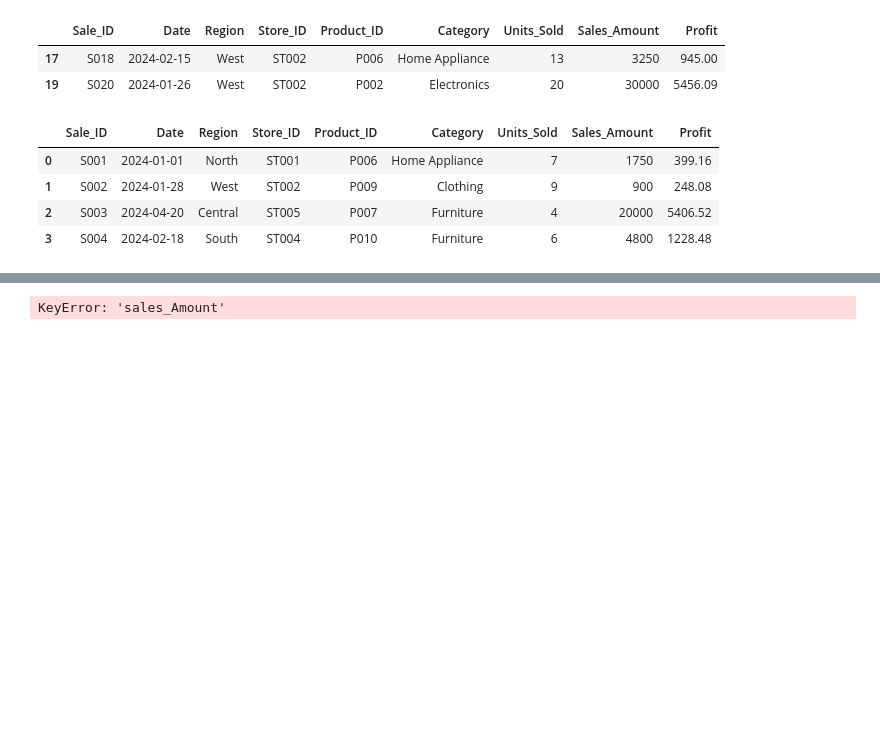
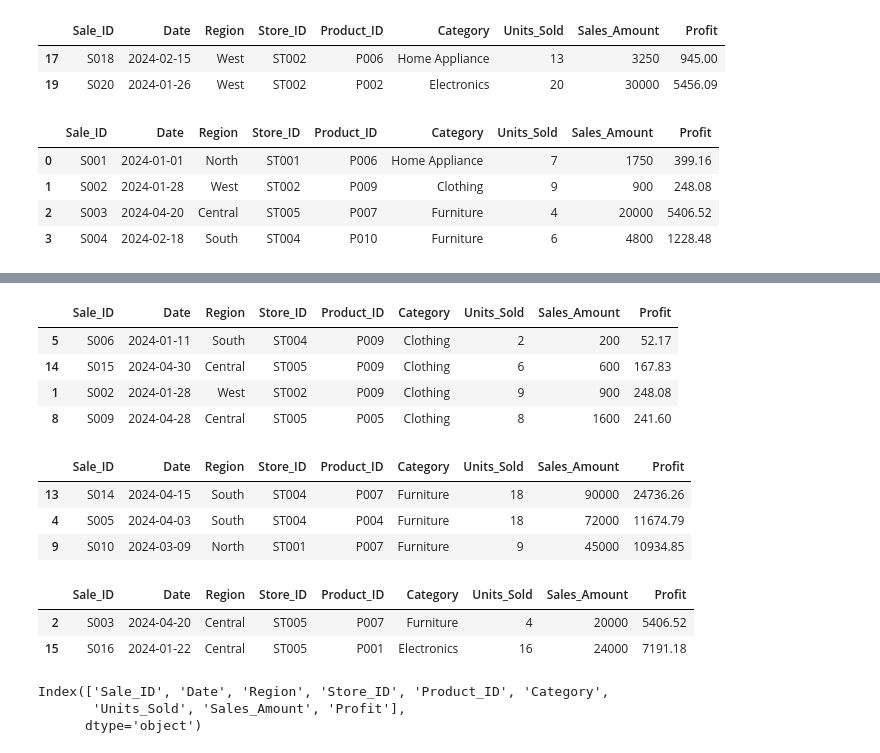
Before and after one commit to neelima225/repository18-3, a Jupyter notebook: datadrma/dataframe.ipynb, the cells around one changed output, grey strips where cells are left out. Cells and saved outputs as stored; diff of their text form; code cells hidden in the pictures; blank space fills up the shorter version.

Commit message:
dataframe

```diff
--- a/datadrma/dataframe.ipynb
+++ b/datadrma/dataframe.ipynb
@@ -510,5 +512,29 @@ SyntaxError: unexpected character after line continuation character (2822144593.
 # %%
-data3.sort_values( by  = "sales_Amount" , ascending= True ) \
-    .head(4)
+data3.sort_values( by  = "Sales_Amount") \
+     .head(4)
 # %% [output]
-KeyError: 'sales_Amount'
+|  | Sale_ID | Date | Region | Store_ID | Product_ID | Category | Units_Sold | Sales_Amount | Profit |
+| 5 | S006 | 2024-01-11 | South | ST004 | P009 | Clothing | 2 | 200 | 52.17 |
+| 14 | S015 | 2024-04-30 | Central | ST005 | P009 | Clothing | 6 | 600 | 167.83 |
+| 1 | S002 | 2024-01-28 | West | ST002 | P009 | Clothing | 9 | 900 | 248.08 |
+| 8 | S009 | 2024-04-28 | Central | ST005 | P005 | Clothing | 8 | 1600 | 241.60 |
+# %%
+data3.nlargest( n= 3, columns = "Sales_Amount")
+# %% [output]
+|  | Sale_ID | Date | Region | Store_ID | Product_ID | Category | Units_Sold | Sales_Amount | Profit |
+| 13 | S014 | 2024-04-15 | South | ST004 | P007 | Furniture | 18 | 90000 | 24736.26 |
+| 4 | S005 | 2024-04-03 | South | ST004 | P004 | Furniture | 18 | 72000 | 11674.79 |
+| 9 | S010 | 2024-03-09 | North | ST001 | P007 | Furniture | 9 | 45000 | 10934.85 |
+# %%
+data3.sort_values(by = "Region"  ) \
+      .head(2)
+# %% [output]
+|  | Sale_ID | Date | Region | Store_ID | Product_ID | Category | Units_Sold | Sales_Amount | Profit |
+| 2 | S003 | 2024-04-20 | Central | ST005 | P007 | Furniture | 4 | 20000 | 5406.52 |
+| 15 | S016 | 2024-01-22 | Central | ST005 | P001 | Electronics | 16 | 24000 | 7191.18 |
+# %%
+data3.columns
+# %% [output]
+Index(['Sale_ID', 'Date', 'Region', 'Store_ID', 'Product_ID', 'Category',
+       'Units_Sold', 'Sales_Amount', 'Profit'],
+      dtype='object')
```
Also changed, not shown: parts of 13 cells of this notebook.
